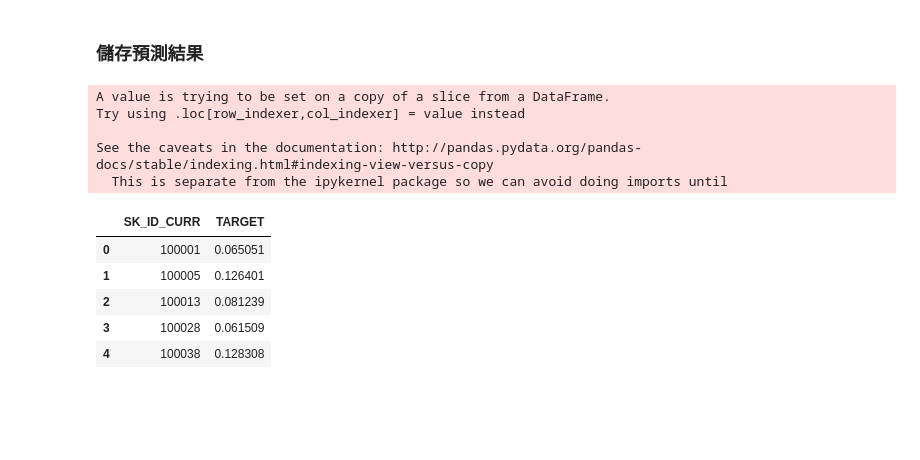
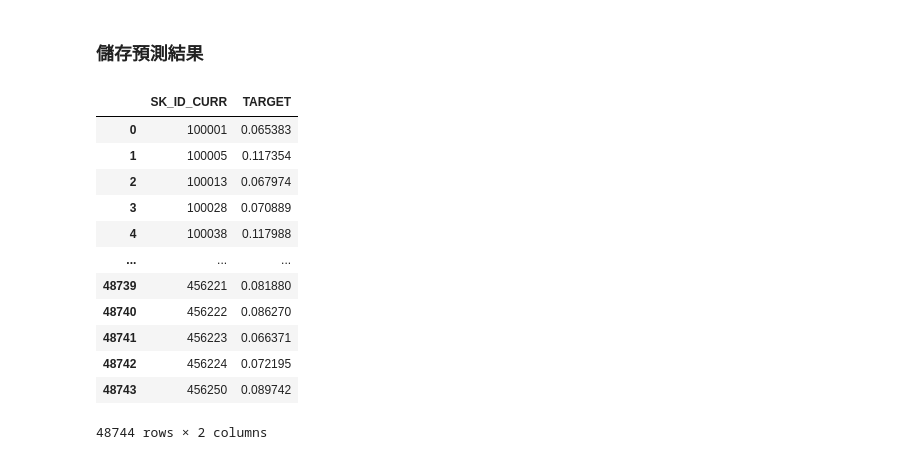
Before and after one commit to CharlesChiang1120/3rd-ML-100Days, a Jupyter notebook: homework/Day_021_HW.ipynb, the cells around one changed output. Saved outputs shown, nothing was run; the diff lists cells and outputs as text; code cells hidden in the pictures; blank space fills up the shorter version.

```diff
--- a/homework/Day_021_HW.ipynb
+++ b/homework/Day_021_HW.ipynb
@@ -72,8 +129,8 @@ train_labels = app_train['TARGET']
 # 調整欄位數, 移除出現在 training data 而沒有出現 testing data 中的欄位
 app_train, app_test = app_train.align(app_test, join = 'inner', axis = 1)
 # %%
-from sklearn.preprocessing import MinMaxScaler, Imputer
-
+from sklearn.preprocessing import MinMaxScaler
+from sklearn.impute import SimpleImputer
 # 特徵欄位清單
 train = app_train
 features = list(train.columns)
@@ -82,7 +139,7 @@ features = list(train.columns)
 test = app_test.copy()
 
 # 填補器 : 設定缺失值補中位數
-imputer = Imputer(strategy = 'median')
+imputer = SimpleImputer(strategy = 'median')
 
 # 縮放器 : 設定特徵縮放到 0~1 區間
 scaler = MinMaxScaler(feature_range = (0, 1))
@@ -127,18 +188,20 @@ log_reg_pred = log_reg.predict_proba(test)[:, 1]
 # %%
 # 計算提交結果
 submit = app_test[['SK_ID_CURR']]
 submit['TARGET'] = log_reg_pred
 
-submit.head()
+submit
 # %% [output]
+|  | SK_ID_CURR | TARGET |
+| 0 | 100001 | 0.065383 |
+| 1 | 100005 | 0.117354 |
+| 2 | 100013 | 0.067974 |
+| 3 | 100028 | 0.070889 |
+| 4 | 100038 | 0.117988 |
+| ... | ... | ... |
+| 48739 | 456221 | 0.081880 |
+| 48740 | 456222 | 0.086270 |
+| 48741 | 456223 | 0.066371 |
+| 48742 | 456224 | 0.072195 |
+| 48743 | 456250 | 0.089742 |
-A value is trying to be set on a copy of a slice from a DataFrame.
-Try using .loc[row_indexer,col_indexer] = value instead
-
-See the caveats in the documentation: http://pandas.pydata.org/pandas-docs/stable/indexing.html#indexing-view-versus-copy
-  This is separate from the ipykernel package so we can avoid doing imports until
+48744 rows × 2 columns
-|  | SK_ID_CURR | TARGET |
-| 0 | 100001 | 0.065051 |
-| 1 | 100005 | 0.126401 |
-| 2 | 100013 | 0.081239 |
-| 3 | 100028 | 0.061509 |
-| 4 | 100038 | 0.128308 |
```
Also changed, not shown: parts of 11 cells of this notebook, 10 other files.
